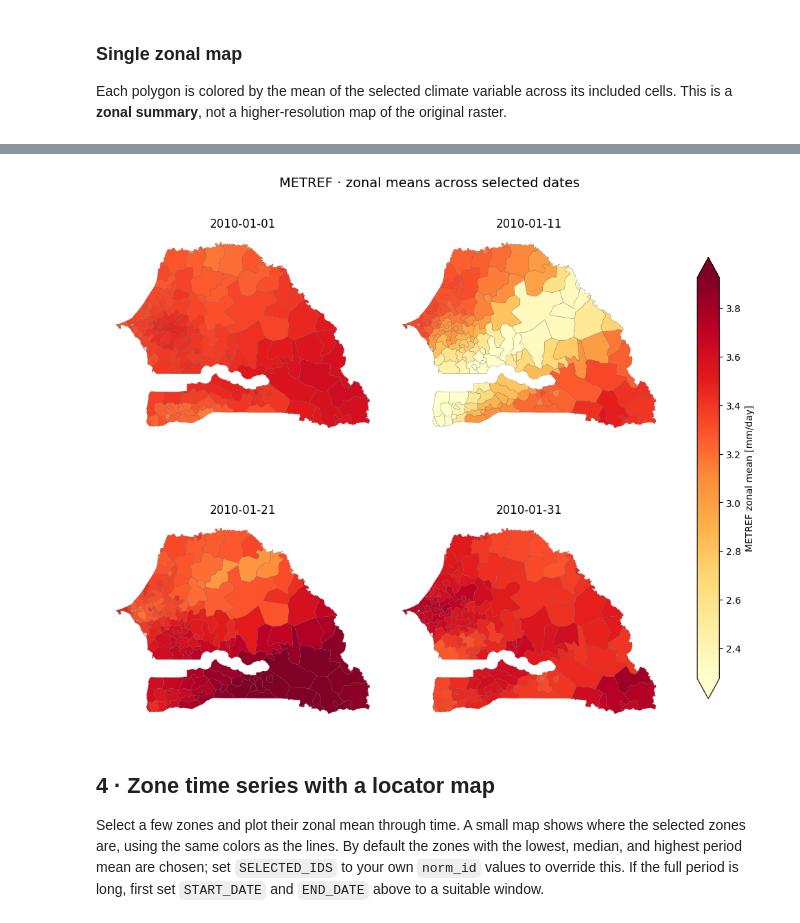
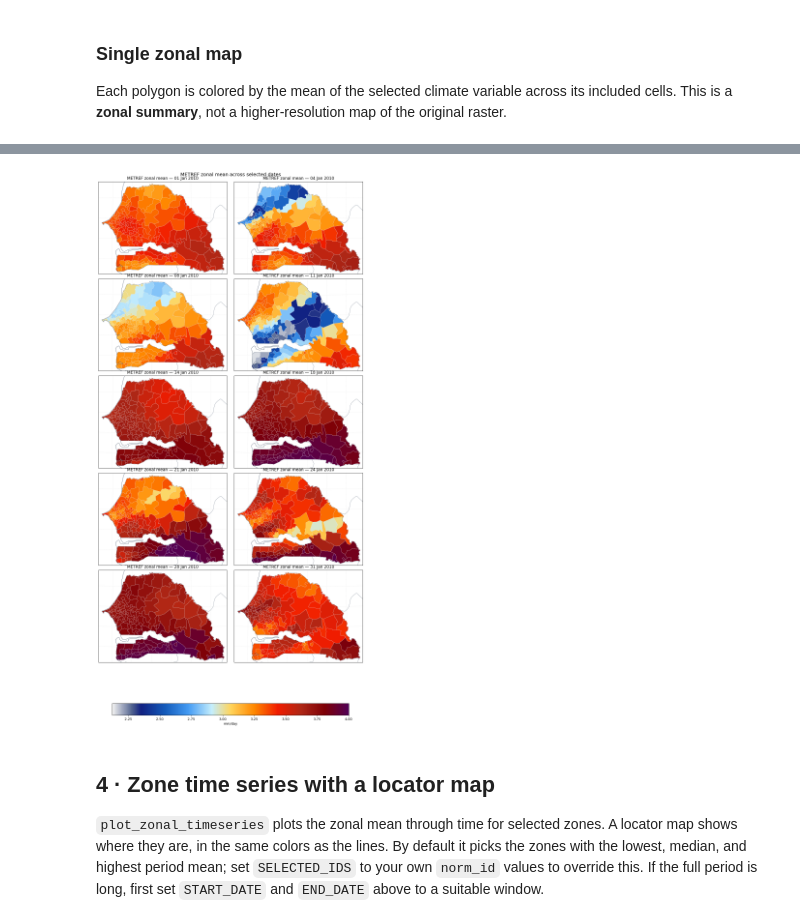
Before and after one commit to khizerzakir/tutorial-repo, a Jupyter notebook: code/notebooks/3_application.ipynb, the cells around one changed output, grey strips where cells are left out. Cells and saved outputs as stored; diff of their text form; code cells hidden in the pictures.

```diff
--- a/code/notebooks/3_application.ipynb
+++ b/code/notebooks/3_application.ipynb
@@ -237,10 +190,11 @@ The same function with all selected dates: the panel layout follows the number o
-# %%
-plot_adaptive_maps(zonal_frame(DATES), label=f"{PRODUCT} zonal mean [{UNITS}]",
-                   title=f"{PRODUCT} · zonal means across selected dates")
-plt.show()
-# %% [output]
-[figure, removed]
+# %%
+fig, axes = plot_zonal_maps(
+    zonal, var=LABEL, time_index=SLICE_IDX, ncols=PANEL_COLS,
+    add_coastlines=MAP_CONTEXT, add_borders=MAP_CONTEXT, title=f"{LABEL} across selected dates",
+)
+# %% [output]
+[figure, added]
 # %% [markdown]
 ## 4 · Zone time series with a locator map
 
-Select a few zones and plot their zonal mean through time. A small map shows where the selected zones are, using the same colors as the lines. By default the zones with the lowest, median, and highest period mean are chosen; set `SELECTED_IDS` to your own `norm_id` values to override this. If the full period is long, first set `START_DATE` and `END_DATE` above to a suitable window.
+`plot_zonal_timeseries` plots the zonal mean through time for selected zones. A locator map shows where they are, in the same colors as the lines. By default it picks the zones with the lowest, median, and highest period mean; set `SELECTED_IDS` to your own `norm_id` values to override this. If the full period is long, first set `START_DATE` and `END_DATE` above to a suitable window.
```
Also changed, not shown: parts of 19 cells of this notebook, 6 other files.
